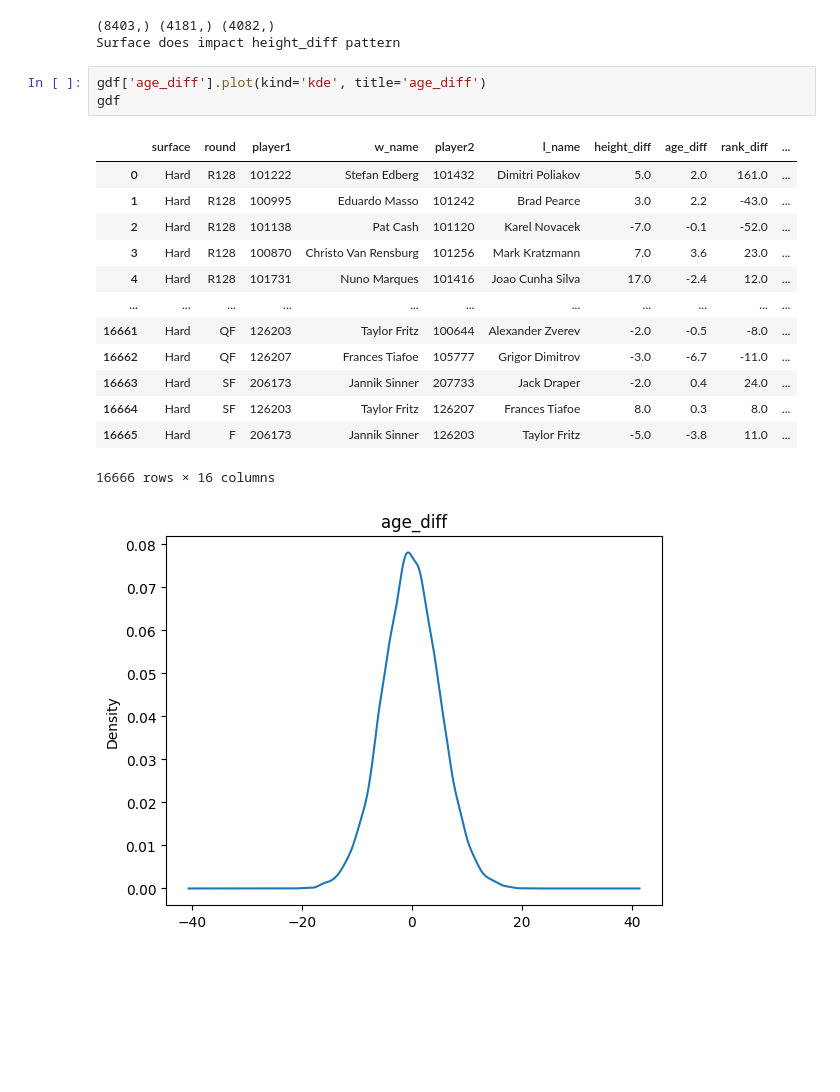
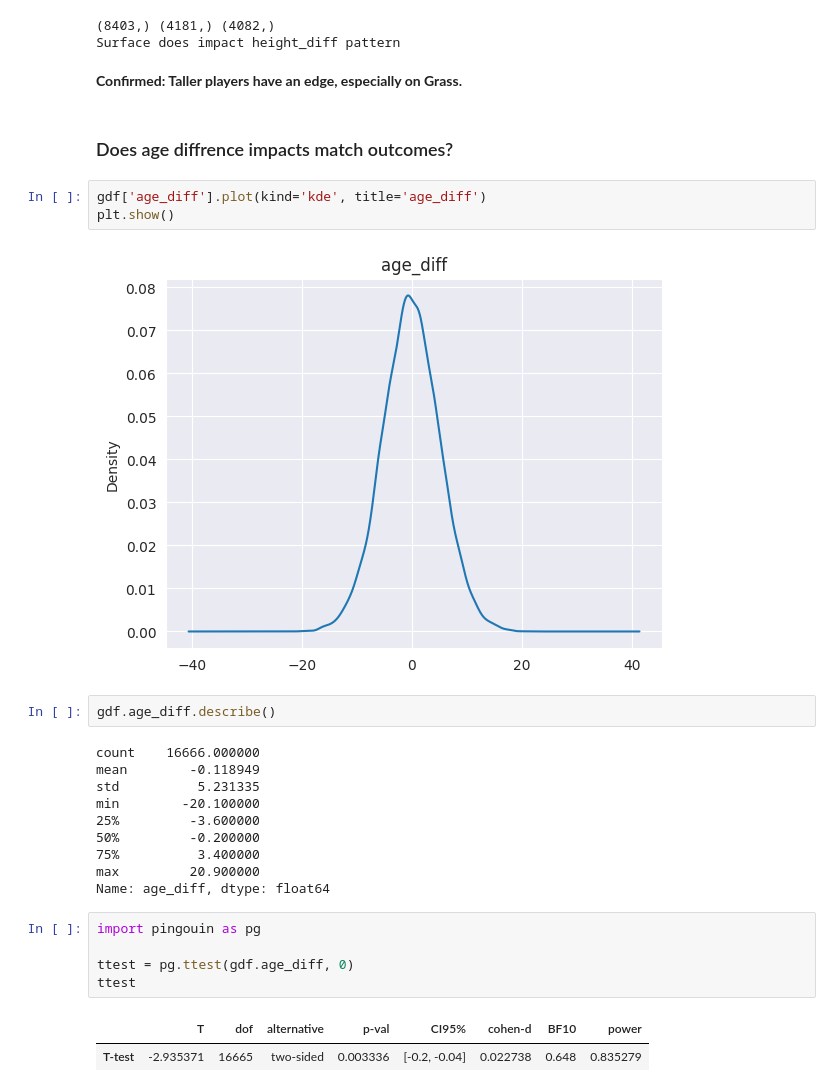
Before and after one commit to Tesserxt/ATP-Tennis, a Jupyter notebook: Notebooks/02_feature_engineering_eda.ipynb, the cells around one changed output. Cells and saved outputs as stored; diff of their text form; blank space fills up the shorter version.

Commit message:
Statistical analysis on age_diff, surface, exp_diff, round.

```diff
--- a/Notebooks/02_feature_engineering_eda.ipynb
+++ b/Notebooks/02_feature_engineering_eda.ipynb
@@ -159,21 +159,32 @@ if p_val < 0.05:
 # %% [output]
 (8403,) (4181,) (4082,)
 Surface does impact height_diff pattern
+# %% [markdown]
+**Confirmed: Taller players have an edge, especially on Grass.**
+# %% [markdown]
+### Does age diffrence impacts match outcomes?
 # %%
 gdf['age_diff'].plot(kind='kde', title='age_diff')
-gdf
+plt.show()
 # %% [output]
-|  | surface | round | player1 | w_name | player2 | l_name | height_diff | age_diff | rank_diff | ... |
-| 0 | Hard | R128 | 101222 | Stefan Edberg | 101432 | Dimitri Poliakov | 5.0 | 2.0 | 161.0 | ... |
-| 1 | Hard | R128 | 100995 | Eduardo Masso | 101242 | Brad Pearce | 3.0 | 2.2 | -43.0 | ... |
-| 2 | Hard | R128 | 101138 | Pat Cash | 101120 | Karel Novacek | -7.0 | -0.1 | -52.0 | ... |
-| 3 | Hard | R128 | 100870 | Christo Van Rensburg | 101256 | Mark Kratzmann | 7.0 | 3.6 | 23.0 | ... |
-| 4 | Hard | R128 | 101731 | Nuno Marques | 101416 | Joao Cunha Silva | 17.0 | -2.4 | 12.0 | ... |
-| ... | ... | ... | ... | ... | ... | ... | ... | ... | ... | ... |
-| 16661 | Hard | QF | 126203 | Taylor Fritz | 100644 | Alexander Zverev | -2.0 | -0.5 | -8.0 | ... |
-| 16662 | Hard | QF | 126207 | Frances Tiafoe | 105777 | Grigor Dimitrov | -3.0 | -6.7 | -11.0 | ... |
-| 16663 | Hard | SF | 206173 | Jannik Sinner | 207733 | Jack Draper | -2.0 | 0.4 | 24.0 | ... |
-| 16664 | Hard | SF | 126203 | Taylor Fritz | 126207 | Frances Tiafoe | 8.0 | 0.3 | 8.0 | ... |
-| 16665 | Hard | F | 206173 | Jannik Sinner | 126203 | Taylor Fritz | -5.0 | -3.8 | 11.0 | ... |
-16666 rows × 16 columns
-[figure, old version]
+[figure, new version]
+# %%
+gdf.age_diff.describe()
+# %% [output]
+count    16666.000000
+mean        -0.118949
+std          5.231335
+min        -20.100000
+25%         -3.600000
+50%         -0.200000
+75%          3.400000
+max         20.900000
+Name: age_diff, dtype: float64
+# %%
+import pingouin as pg
+
+ttest = pg.ttest(gdf.age_diff, 0)
+ttest
+# %% [output]
+|  | T | dof | alternative | p-val | CI95% | cohen-d | BF10 | power |
+| T-test | -2.935371 | 16665 | two-sided | 0.003336 | [-0.2, -0.04] | 0.022738 | 0.648 | 0.835279 |
```
Also changed, not shown: parts of 20 cells of this notebook.
